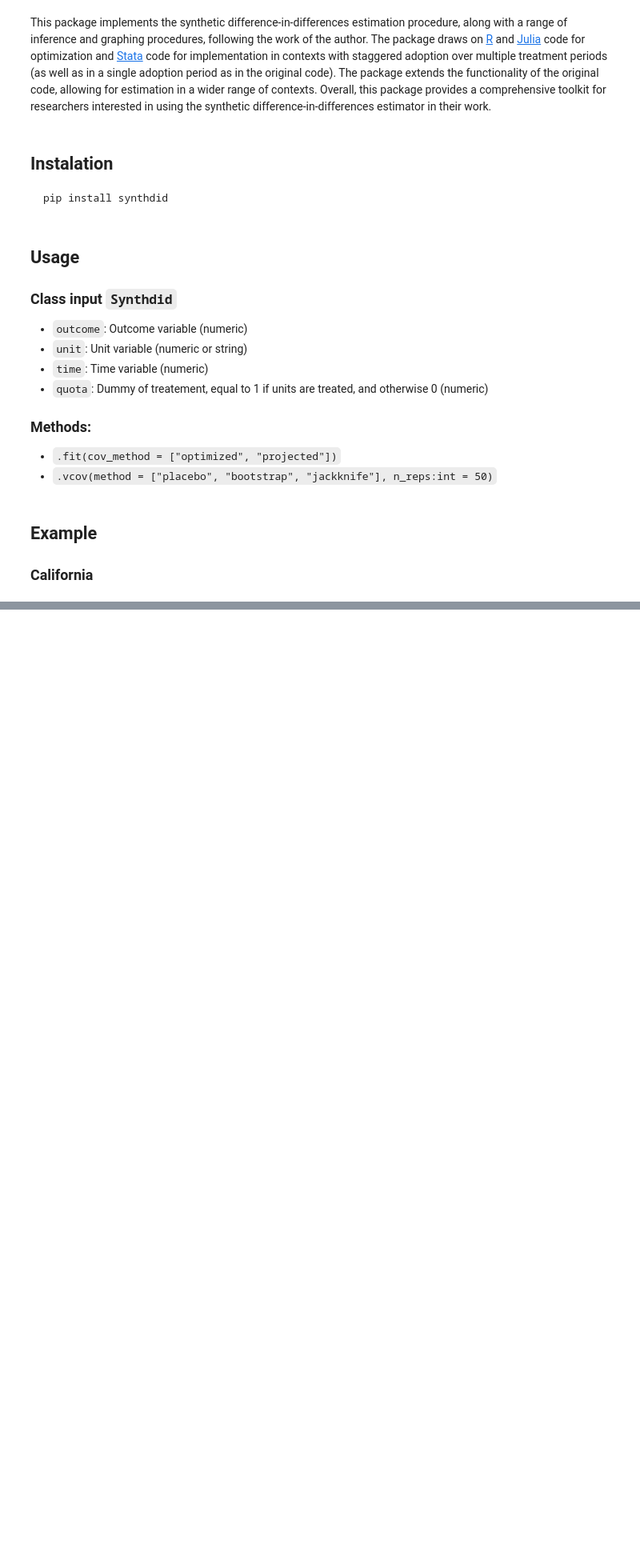
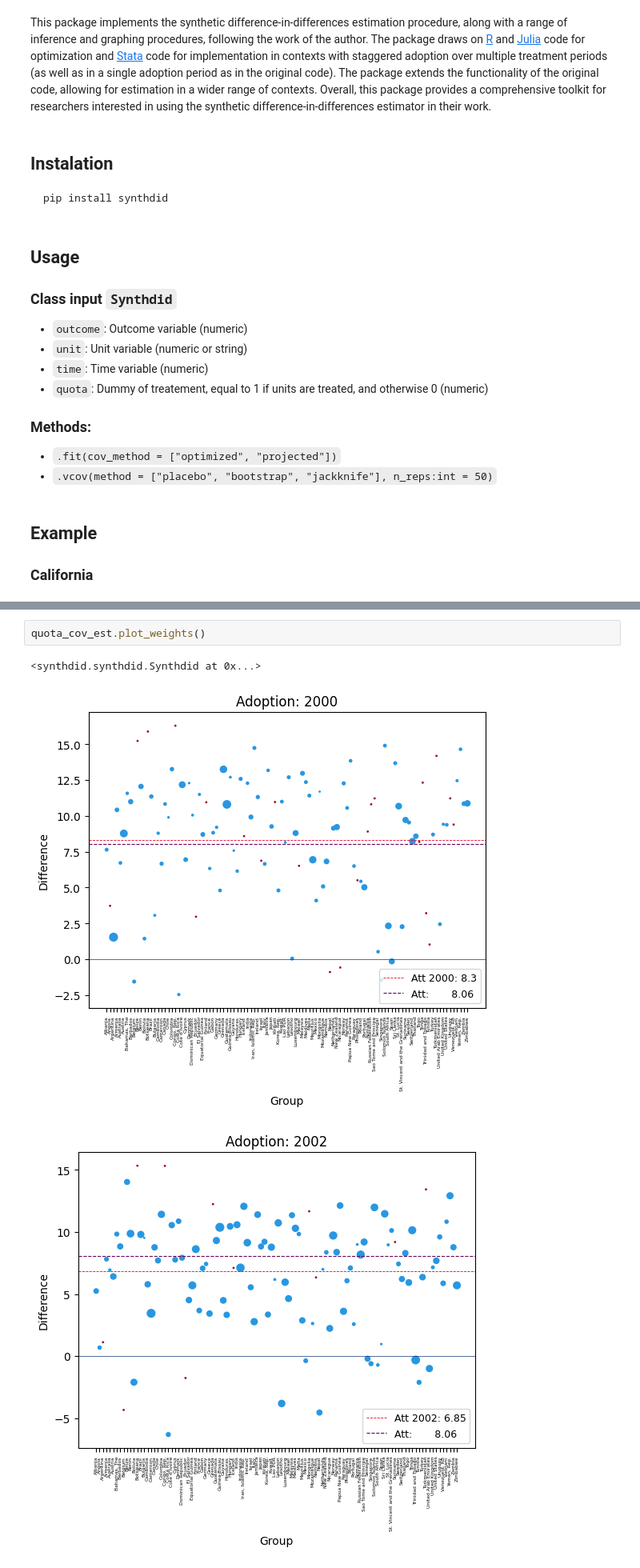
Before and after one commit to d2cml-ai/synthdid.py, a Jupyter notebook: Readme.ipynb, the cells around one changed output, grey strips where cells are left out. Shown at 80% size. Saved outputs shown, nothing was run; the diff lists cells and outputs as text; blank space fills up the shorter version.

```diff
--- a/Readme.ipynb
+++ b/Readme.ipynb
@@ -109,0 +100,6 @@ b.plot_outcomes()
+# %%
+quota_cov_est.plot_weights()
+# %% [output]
+<synthdid.synthdid.Synthdid at 0x...>
+[figure, added]
+[figure, added]
```
Also changed, not shown: parts of 28 cells of this notebook, 19 other files.
